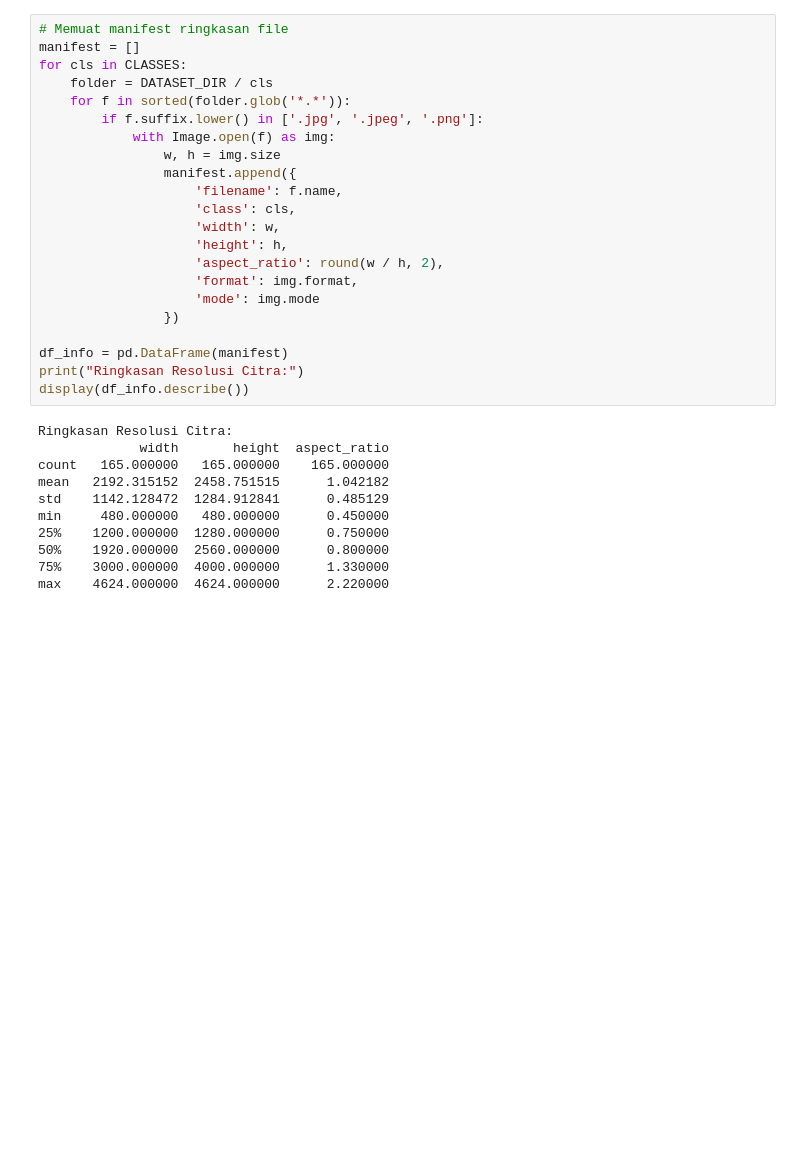
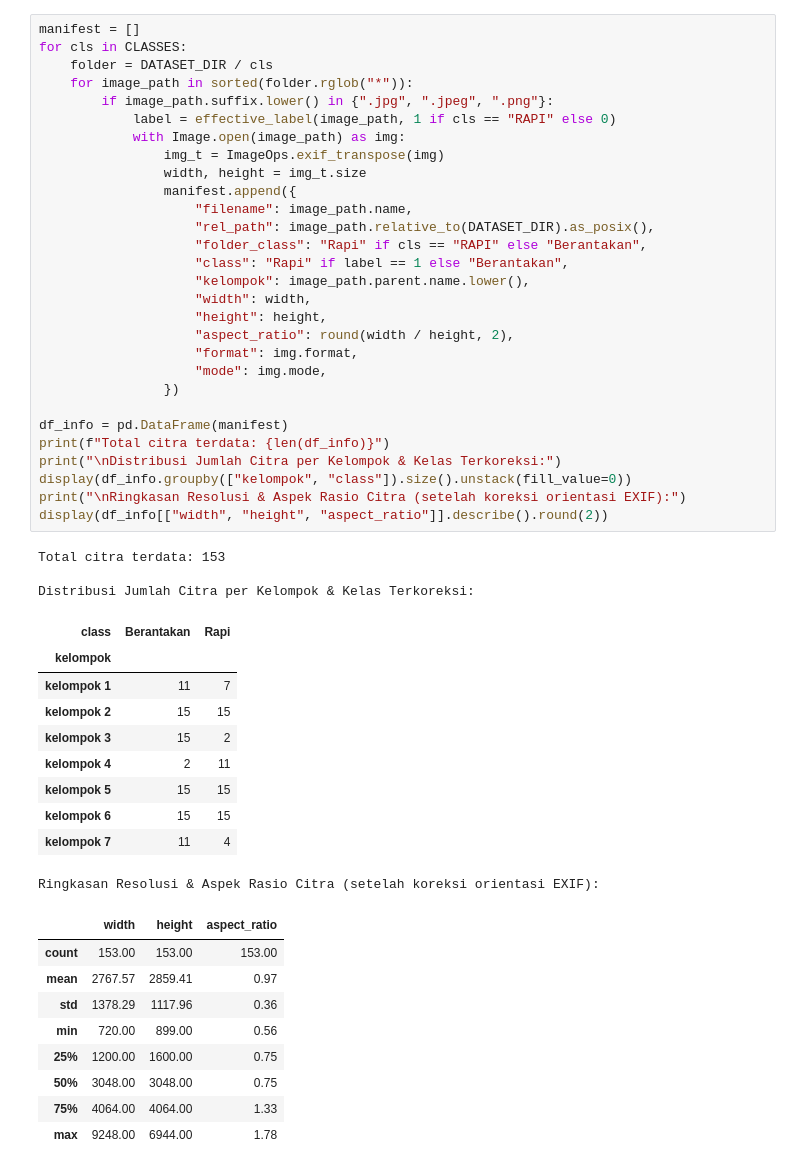
Before and after one commit to IlhamInsight/proyek_sain_data, a Jupyter notebook: src/10-project_citra/2-data_understanding/1-data_understanding.ipynb, the cells around one changed output. Drawn from its saved outputs; the diff is of its cells as text; blank space fills up the shorter version.

```diff
--- a/src/10-project_citra/2-data_understanding/1-data_understanding.ipynb
+++ b/src/10-project_citra/2-data_understanding/1-data_understanding.ipynb
@@ -48,36 +74,55 @@ Distribusi ini tergolong **sangat seimbang (*well-balanced*)**, sehingga tidak m
 # %%
-# Memuat manifest ringkasan file
 manifest = []
 for cls in CLASSES:
     folder = DATASET_DIR / cls
-    for f in sorted(folder.glob('*.*')):
-        if f.suffix.lower() in ['.jpg', '.jpeg', '.png']:
-            with Image.open(f) as img:
-                w, h = img.size
+    for image_path in sorted(folder.rglob("*")):
+        if image_path.suffix.lower() in {".jpg", ".jpeg", ".png"}:
+            label = effective_label(image_path, 1 if cls == "RAPI" else 0)
+            with Image.open(image_path) as img:
+                img_t = ImageOps.exif_transpose(img)
+                width, height = img_t.size
                 manifest.append({
-                    'filename': f.name,
-                    'class': cls,
-                    'width': w,
-                    'height': h,
-                    'aspect_ratio': round(w / h, 2),
-                    'format': img.format,
-                    'mode': img.mode
+                    "filename": image_path.name,
+                    "rel_path": image_path.relative_to(DATASET_DIR).as_posix(),
+                    "folder_class": "Rapi" if cls == "RAPI" else "Berantakan",
+                    "class": "Rapi" if label == 1 else "Berantakan",
+                    "kelompok": image_path.parent.name.lower(),
+                    "width": width,
+                    "height": height,
+                    "aspect_ratio": round(width / height, 2),
+                    "format": img.format,
+                    "mode": img.mode,
                 })
 
 df_info = pd.DataFrame(manifest)
-print("Ringkasan Resolusi Citra:")
-display(df_info.describe())
+print(f"Total citra terdata: {len(df_info)}")
+print("\nDistribusi Jumlah Citra per Kelompok & Kelas Terkoreksi:")
+display(df_info.groupby(["kelompok", "class"]).size().unstack(fill_value=0))
+print("\nRingkasan Resolusi & Aspek Rasio Citra (setelah koreksi orientasi EXIF):")
+display(df_info[["width", "height", "aspect_ratio"]].describe().round(2))
 # %% [output]
-Ringkasan Resolusi Citra:
-             width       height  aspect_ratio
-count   165.000000   165.000000    165.000000
-mean   2192.315152  2458.751515      1.042182
-std    1142.128472  1284.912841      0.485129
-min     480.000000   480.000000      0.450000
-25%    1200.000000  1280.000000      0.750000
-50%    1920.000000  2560.000000      0.800000
-75%    3000.000000  4000.000000      1.330000
-max    4624.000000  4624.000000      2.220000
+Total citra terdata: 153
+
+Distribusi Jumlah Citra per Kelompok & Kelas Terkoreksi:
+| class | Berantakan | Rapi |
+| kelompok |  |  |
+| kelompok 1 | 11 | 7 |
+| kelompok 2 | 15 | 15 |
+| kelompok 3 | 15 | 2 |
+| kelompok 4 | 2 | 11 |
+| kelompok 5 | 15 | 15 |
+| kelompok 6 | 15 | 15 |
+| kelompok 7 | 11 | 4 |
+Ringkasan Resolusi & Aspek Rasio Citra (setelah koreksi orientasi EXIF):
+|  | width | height | aspect_ratio |
+| count | 153.00 | 153.00 | 153.00 |
+| mean | 2767.57 | 2859.41 | 0.97 |
+| std | 1378.29 | 1117.96 | 0.36 |
+| min | 720.00 | 899.00 | 0.56 |
+| 25% | 1200.00 | 1600.00 | 0.75 |
+| 50% | 3048.00 | 3048.00 | 0.75 |
+| 75% | 4064.00 | 4064.00 | 1.33 |
+| max | 9248.00 | 6944.00 | 1.78 |
 # %% [markdown]
 ---
 ## 2.2 Visualisasi Sampel Citra per Kategori
```
Also changed, not shown: parts of 13 cells of this notebook, 27 other files.
